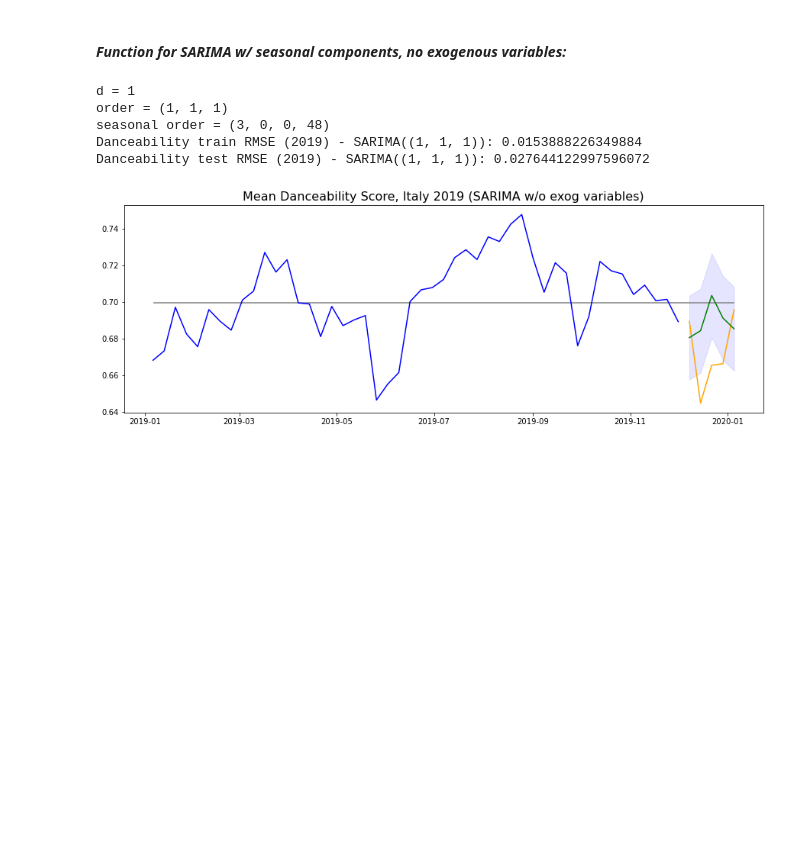
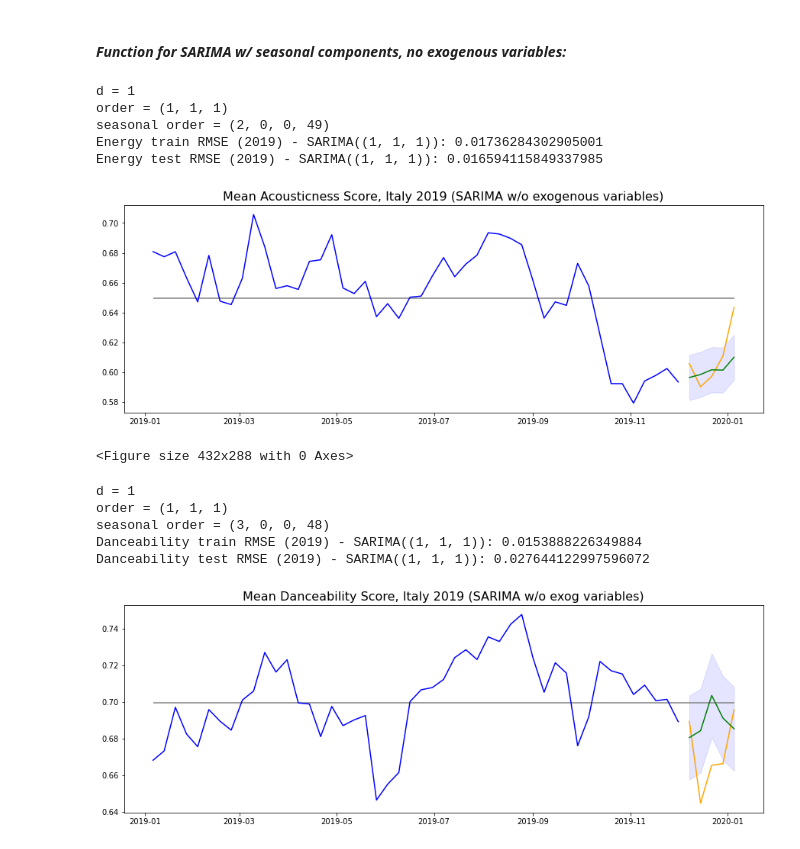
Before and after one commit to EmFib/music_for_the_future, a Jupyter notebook: code/model_benchmarking_2019.ipynb, the cells around one changed output. Saved outputs shown, nothing was run; the diff lists cells and outputs as text; code cells hidden in the pictures; blank space fills up the shorter version.

```diff
--- a/code/model_benchmarking_2019.ipynb
+++ b/code/model_benchmarking_2019.ipynb
@@ -776,6 +795,17 @@ def sarima_predict_plot_seasonal(df, feature, year, param_df, title='title', fig
     except ValueError as ve:
         print(ve)
         pass
+# %%
+sarima_predict_plot_seasonal(it_rw_19, feature, 2019, arima_param_df_19, title=f'Mean Acousticness Score, Italy 2019 (SARIMA w/o exogenous variables)')
+plt.savefig('acousticness_2019_sarima')
+# %% [output]
+d = 1
+order = (1, 1, 1)
+seasonal order = (2, 0, 0, 49)
+Energy train RMSE (2019) - SARIMA((1, 1, 1)): 0.01736284302905001
+Energy test RMSE (2019) - SARIMA((1, 1, 1)): 0.016594115849337985
+[figure, added]
+<Figure size 432x288 with 0 Axes>
 # %%
 for feature in five_features:
     sarima_predict_plot_seasonal(it_rw_19, feature, 2019, arima_param_df_19, title=f'Mean {feature.capitalize()} Score, Italy 2019 (SARIMA w/o exog variables)')
```
Also changed, not shown: parts of 4 cells of this notebook, 16 other files.
